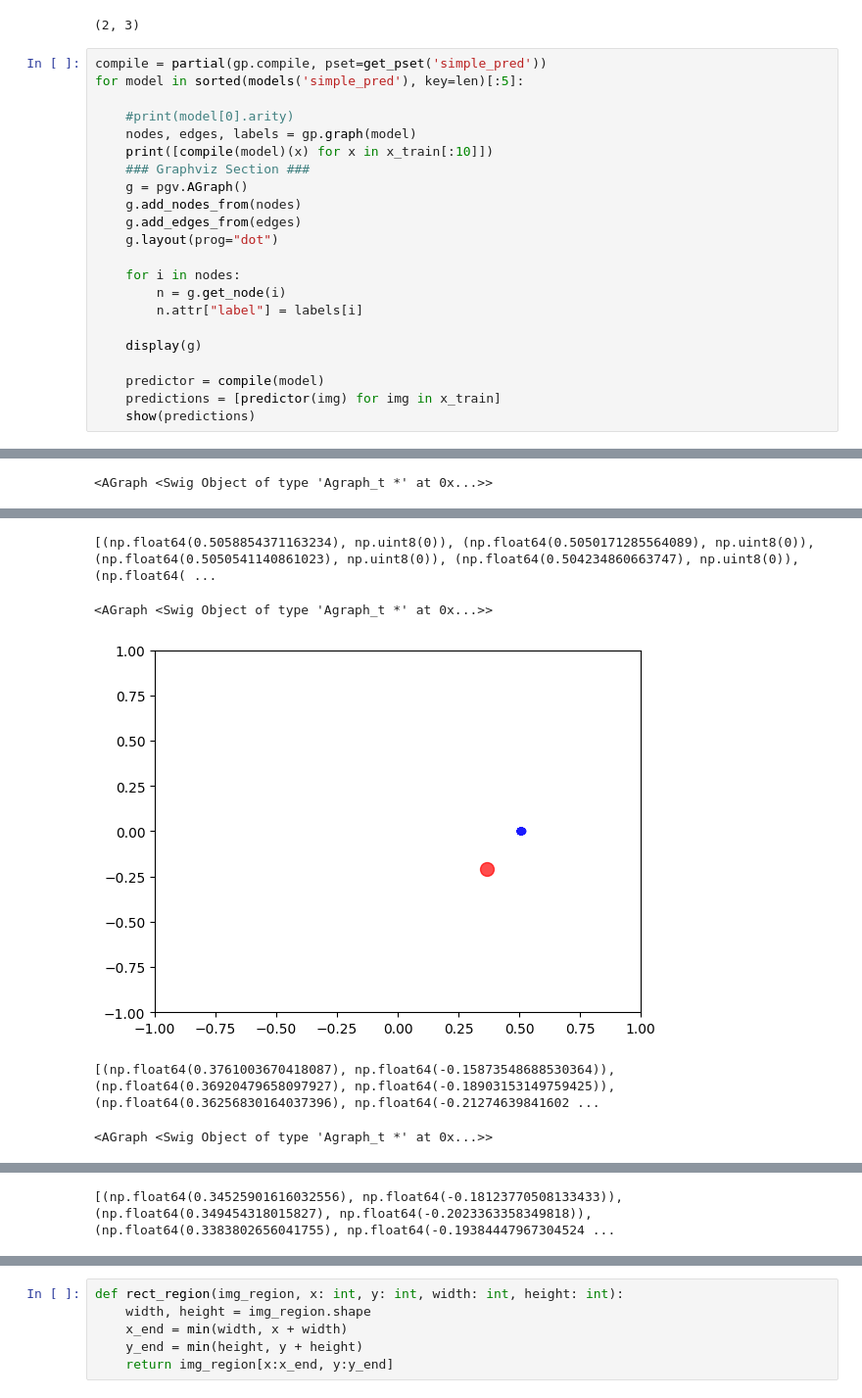
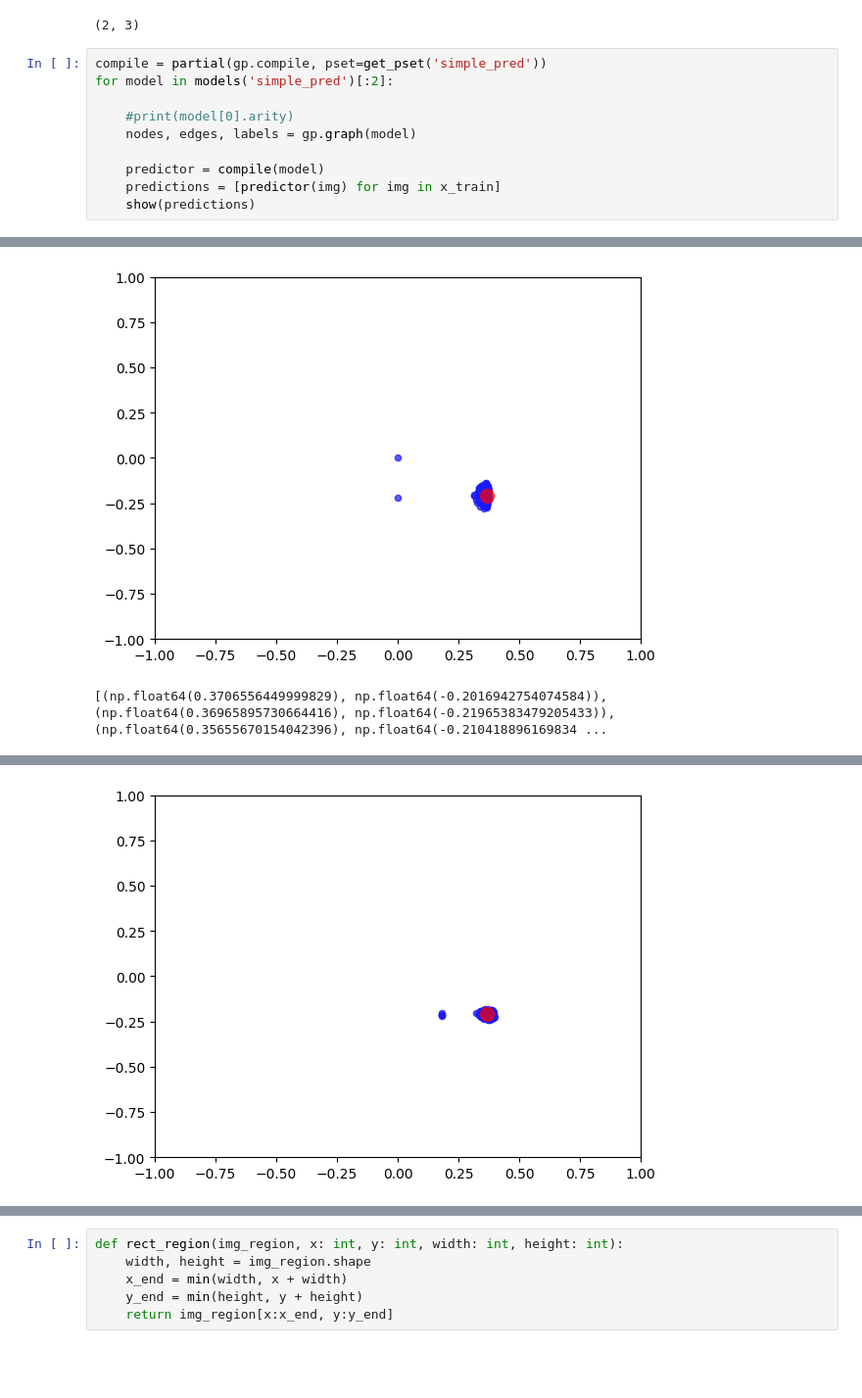
Before and after one commit to TEESDAAL/SummerResearch, a Jupyter notebook: performant_refactor/visualizer.ipynb, the cells around one changed output, grey strips where cells are left out. Shown: that part at 98% size. Cells and saved outputs as stored; diff of their text form; blank space fills up the shorter version.

Commit message:
updated visualizer

```diff
--- a/performant_refactor/visualizer.ipynb
+++ b/performant_refactor/visualizer.ipynb
@@ -31,22 +39,10 @@ print(compile(model[0].format(2,3))(None))
 (2, 3)
 # %%
 compile = partial(gp.compile, pset=get_pset('simple_pred'))
-for model in sorted(models('simple_pred'), key=len)[:5]:
+for model in models('simple_pred')[:2]:
 
     #print(model[0].arity)
     nodes, edges, labels = gp.graph(model)
-    print([compile(model)(x) for x in x_train[:10]])
-    ### Graphviz Section ###
-    g = pgv.AGraph()
-    g.add_nodes_from(nodes)
-    g.add_edges_from(edges)
-    g.layout(prog="dot")
-
-    for i in nodes:
-        n = g.get_node(i)
-        n.attr["label"] = labels[i]
-
-    display(g)
 
     predictor = compile(model)
     predictions = [predictor(img) for img in x_train]
@@ -56 +52,2 @@ for model in sorted(models('simple_pred'), key=len)[:5]:
+[figure, new version]
-<AGraph <Swig Object of type 'Agraph_t *' at 0x...>>
+[(np.float64(0.3706556449999829), np.float64(-0.2016942754074584)), (np.float64(0.36965895730664416), np.float64(-0.21965383479205433)), (np.float64(0.35655670154042396), np.float64(-0.210418896169834 ...
@@ -58,5 +54 @@ for model in sorted(models('simple_pred'), key=len)[:5]:
-[(np.float64(0.5058854371163234), np.uint8(0)), (np.float64(0.5050171285564089), np.uint8(0)), (np.float64(0.5050541140861023), np.uint8(0)), (np.float64(0.504234860663747), np.uint8(0)), (np.float64( ...
-<AGraph <Swig Object of type 'Agraph_t *' at 0x...>>
-[figure, old version]
+[figure, new version]
-[(np.float64(0.3761003670418087), np.float64(-0.15873548688530364)), (np.float64(0.36920479658097927), np.float64(-0.18903153149759425)), (np.float64(0.36256830164037396), np.float64(-0.21274639841602 ...
-<AGraph <Swig Object of type 'Agraph_t *' at 0x...>>
@@ -64 +54,0 @@ for model in sorted(models('simple_pred'), key=len)[:5]:
-[(np.float64(0.34525901616032556), np.float64(-0.18123770508133433)), (np.float64(0.349454318015827), np.float64(-0.2023363358349818)), (np.float64(0.3383802656041755), np.float64(-0.19384447967304524 ...
```
Also changed, not shown: parts of 12 cells of this notebook, 12 other files.
